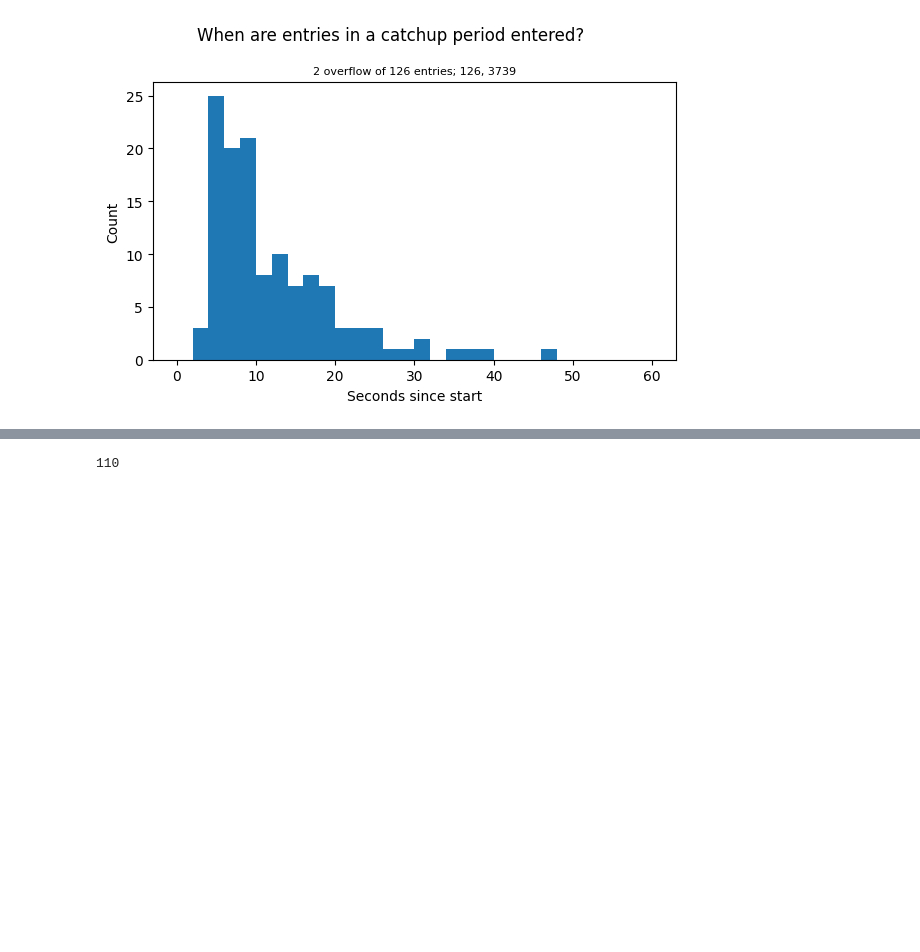
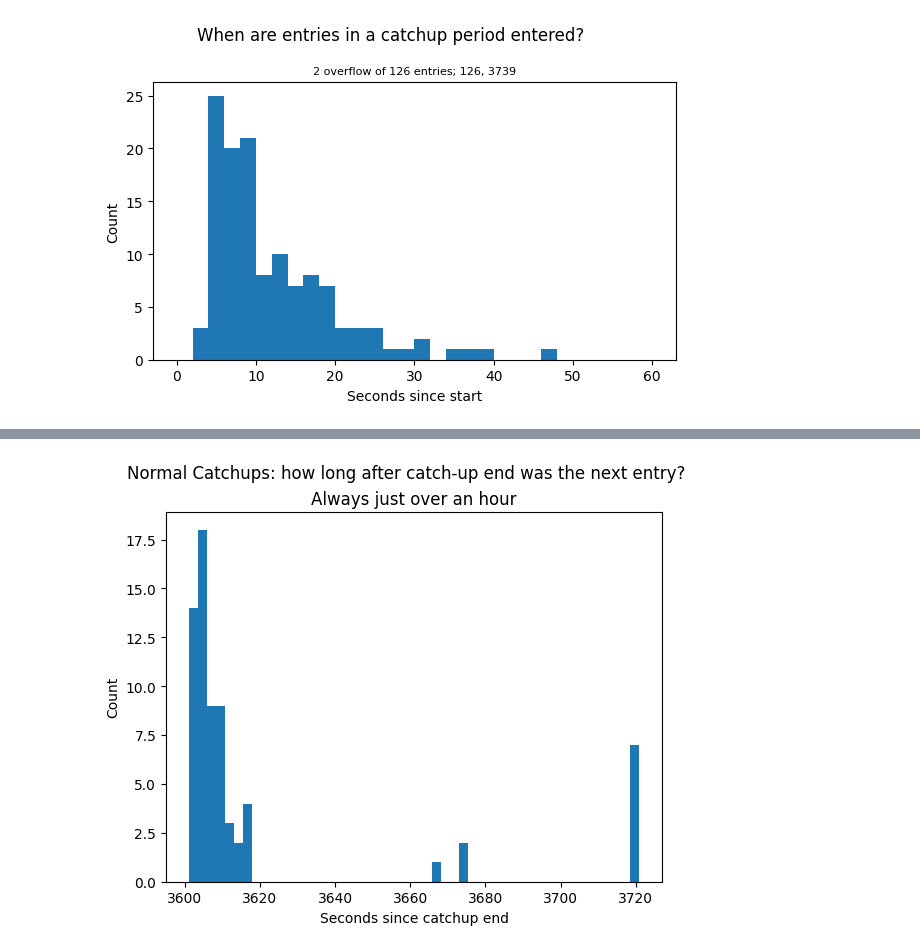
Before and after one commit to richard-lane/seaco_malaysia, a Jupyter notebook: catchups.ipynb, the cells around one changed output, grey strips where cells are left out. Cells and saved outputs as stored; diff of their text form; code cells hidden in the pictures; blank space fills up the shorter version.

Commit message:
plot how long the next entry was after the catch up end

```diff
--- a/catchups.ipynb
+++ b/catchups.ipynb
@@ -197,4 +189,0 @@ Name: count, dtype: int64
-# %%
-meal_df["catchup_category"].value_counts().sum()
-# %% [output]
-110
@@ -201,3 +227,15 @@ meal_df["catchup_category"].value_counts().sum()
+# %%
+fig, ax = plt.subplots()
+
+ax.hist(normal_deltas, bins=50)
+ax.set_xlabel("Seconds since catchup end")
+fig.suptitle("Normal Catchups: how long after catch-up end was the next entry?")
+ax.set_title("Always just over an hour")
+ax.set_ylabel("Count")
+
+fig.savefig("img/time_since_catchup_end.png")
+# %% [output]
+[figure, added]
 # %%
 """
 Now let's try to come up with some rules for dealing with the catchups
```
Also changed, not shown: parts of 3 cells of this notebook.
